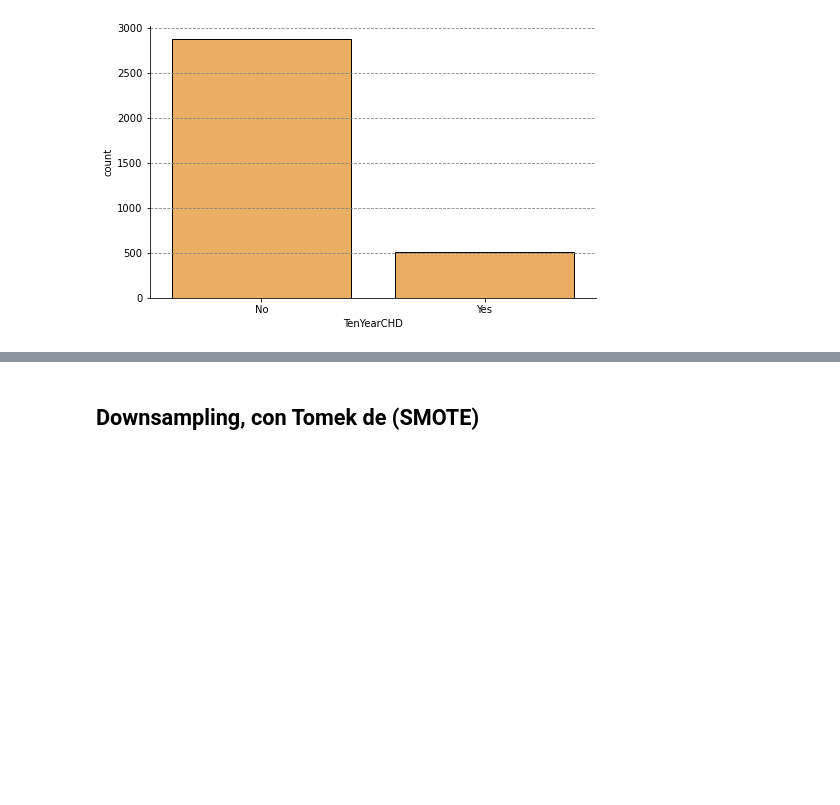
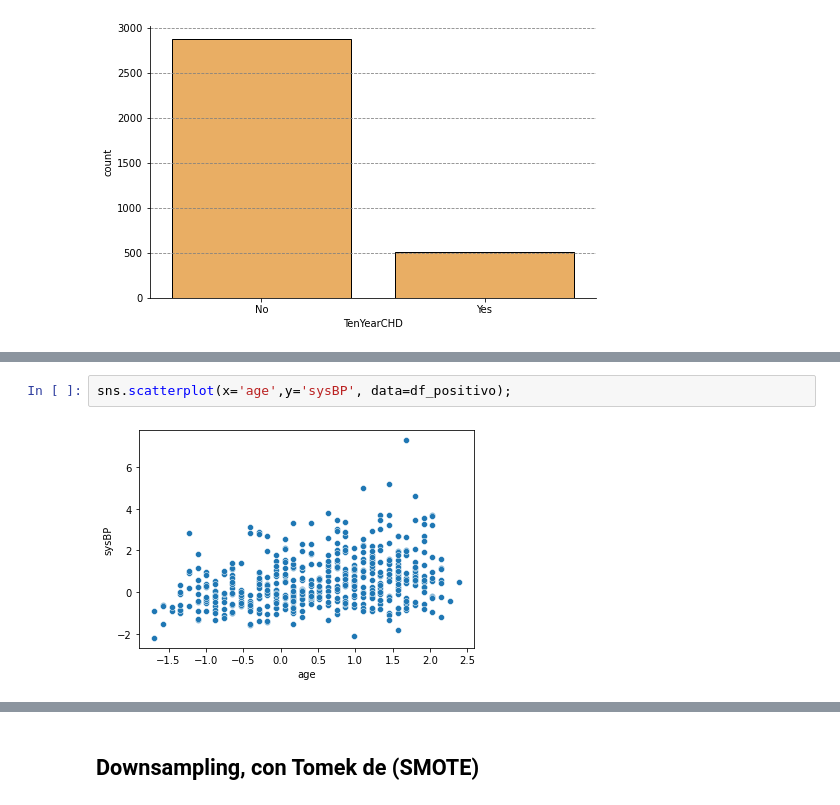
Before and after one commit to Adalab/DA-modulo-3-sprint-1-ana-anak, a Jupyter notebook: regresion-logistica/02-RLOG_Preprocesado.ipynb, the cells around one changed output, grey strips where cells are left out. Saved outputs shown, nothing was run; the diff lists cells and outputs as text; blank space fills up the shorter version.

```diff
--- a/regresion-logistica/02-RLOG_Preprocesado.ipynb
+++ b/regresion-logistica/02-RLOG_Preprocesado.ipynb
@@ -240,0 +254,4 @@ plt.show()
+# %%
+sns.scatterplot(x='age',y='sysBP', data=df_positivo);
+# %% [output]
+[figure, added]
```
Also changed, not shown: parts of 12 cells of this notebook, 5 other files.
